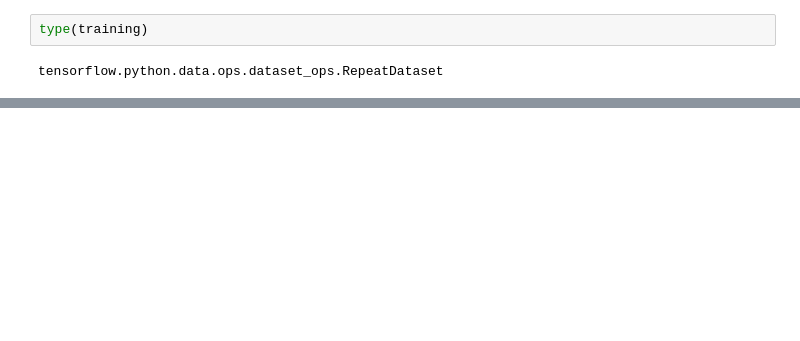
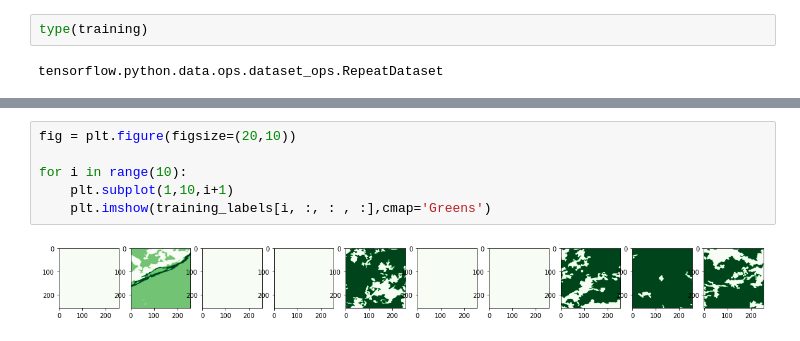
Before and after one commit to TheChwal/forest_guard, a Jupyter notebook: notebooks/JPRezler_model.ipynb, the cells around one changed output, grey strips where cells are left out. Drawn from its saved outputs; the diff is of its cells as text; blank space fills up the shorter version.

```diff
--- a/notebooks/JPRezler_model.ipynb
+++ b/notebooks/JPRezler_model.ipynb
@@ -487,0 +582,8 @@ evaluation = get_eval_dataset()
+# %%
+fig = plt.figure(figsize=(20,10))
+
+for i in range(10):
+    plt.subplot(1,10,i+1)
+    plt.imshow(training_labels[i, :, : , :],cmap='Greens')
+# %% [output]
+[figure, added]
```
Also changed, not shown: parts of 52 cells of this notebook, 1 other file.
